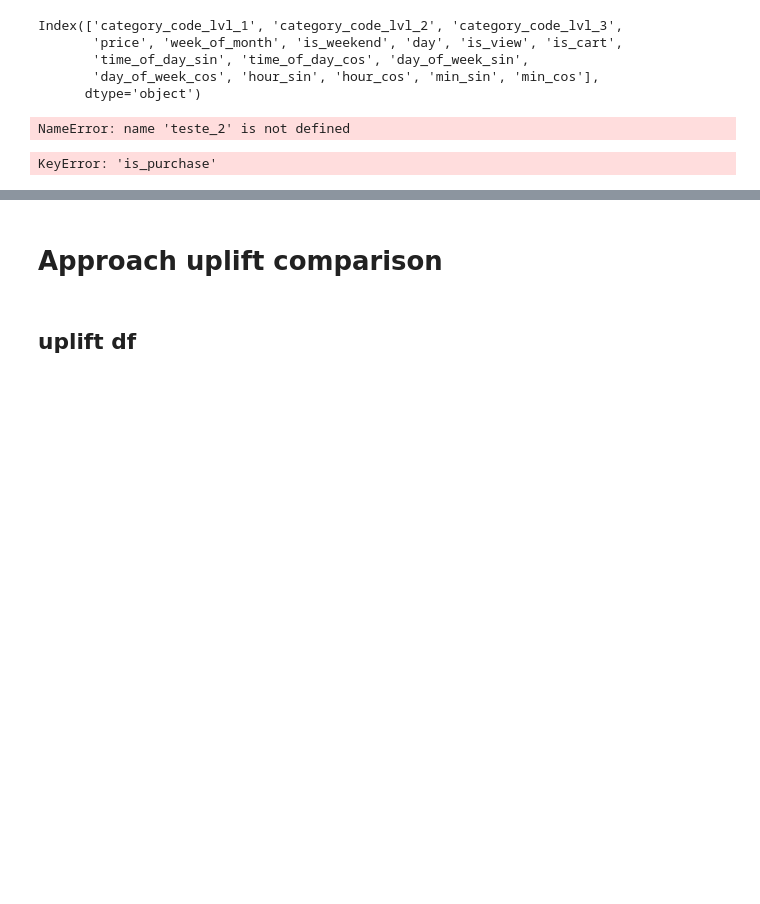
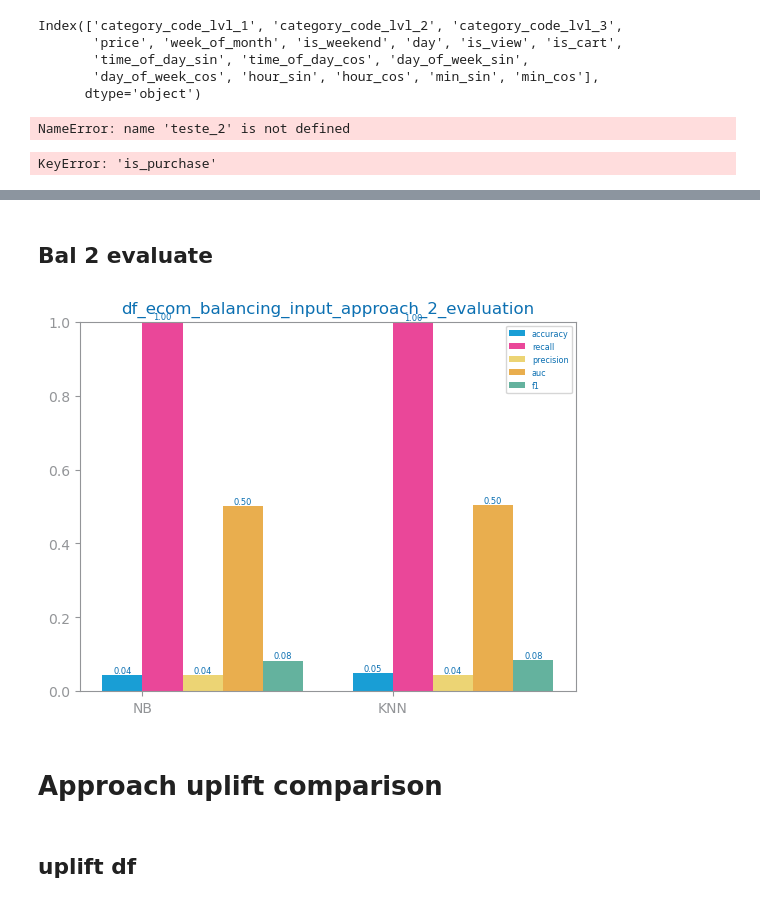
Before and after one commit to jvanalytics/ist_dash_2024_rec, a Jupyter notebook: notebooks/ecommerce_behaviour/_2.5_ecom_data_prep_balancing_v2_dummyfication.ipynb, the cells around one changed output, grey strips where cells are left out. Saved outputs shown, nothing was run; the diff lists cells and outputs as text; code cells hidden in the pictures; blank space fills up the shorter version.

```diff
--- a/notebooks/ecommerce_behaviour/_2.5_ecom_data_prep_balancing_v2_dummyfication.ipynb
+++ b/notebooks/ecommerce_behaviour/_2.5_ecom_data_prep_balancing_v2_dummyfication.ipynb
@@ -446,3 +612,16 @@ KeyError: 'is_purchase'
+# %% [markdown]
+## Bal 2 evaluate
+# %%
+
+figure()
+eval_2: dict[str, list] = evaluate_approach(df_2, test_2, target='is_purchase', metric="recall")
+plot_multibar_chart(
+    ["NB", "KNN"], eval_2, title=f"{file_tag}_approach_2_evaluation", percentage=True
+)
+savefig(f"images/{file_tag}_approach_2_evaluation.png")
+show()
+# %% [output]
+[figure, added]
 # %% [markdown]
 # Approach uplift comparison
 # %% [markdown]
```
Also changed, not shown: parts of 15 cells of this notebook, 9 other files.
